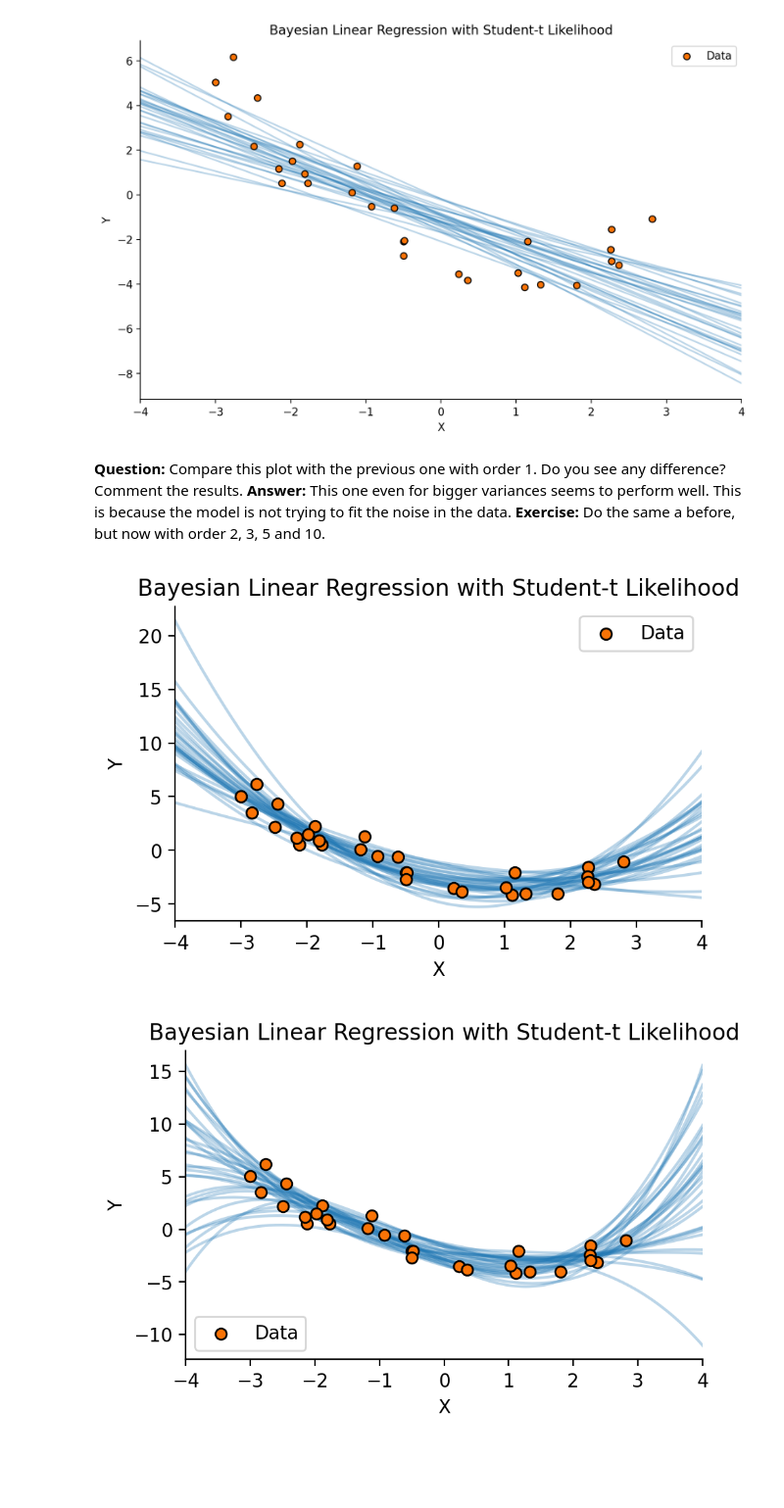
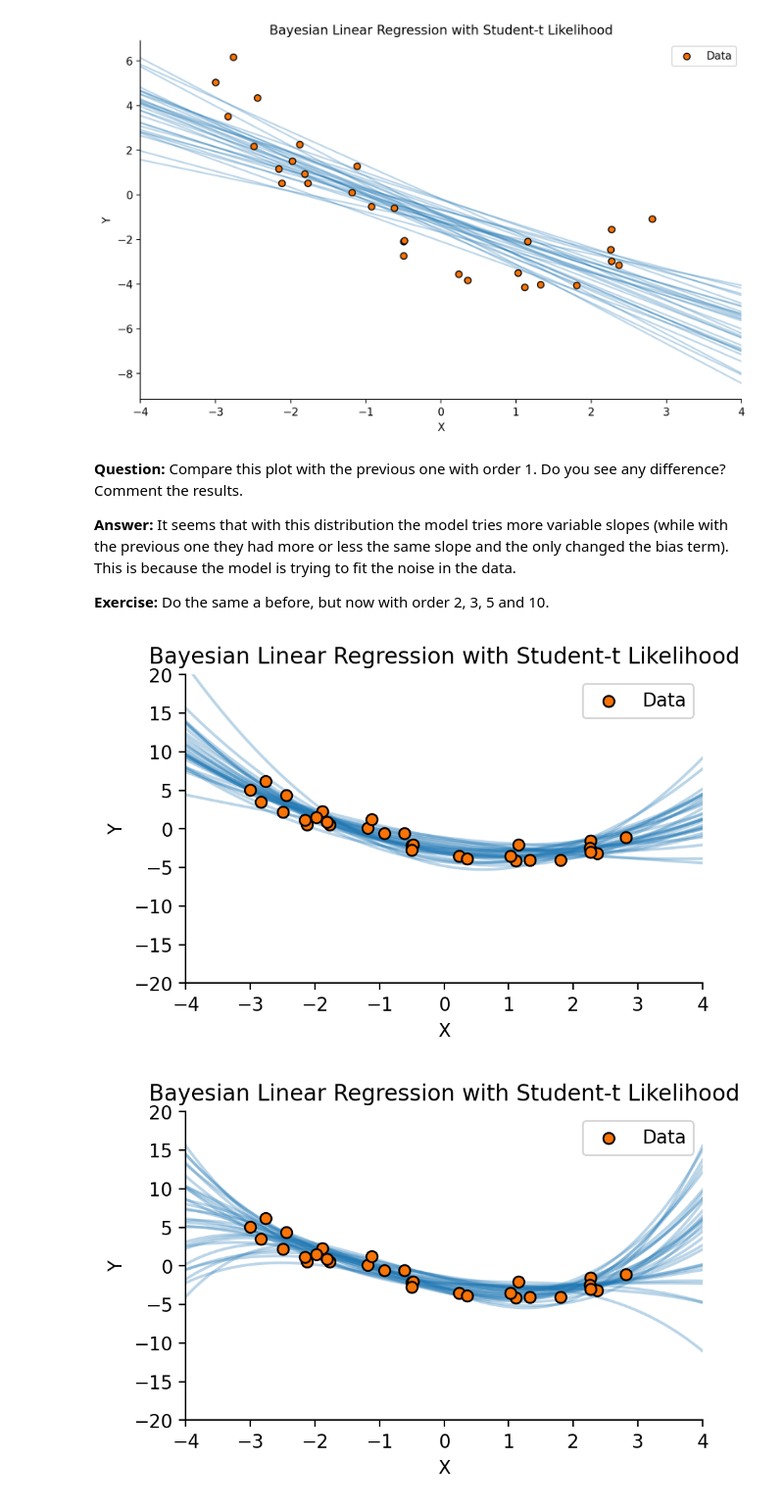
Before and after one commit to Michele2301/asi-labs, a Jupyter notebook: lab_week1-public/Bayesian_Linear_Regression.ipynb, the cells around one changed output. Shown at 98% size. Saved outputs shown, nothing was run; the diff lists cells and outputs as text; code cells hidden in the pictures; blank space fills up the shorter version.

```diff
--- a/lab_week1-public/Bayesian_Linear_Regression.ipynb
+++ b/lab_week1-public/Bayesian_Linear_Regression.ipynb
@@ -713,37 +713,43 @@ plt.show()
 [figure]
 # %% [markdown]
 **Question:** Compare this plot with the previous one with order 1. Do you see any difference? Comment the results.
-**Answer:** This one even for bigger variances seems to perform well. This is because the model is not trying to fit the noise in the data.
+
+**Answer:** It seems that with this distribution the model tries more variable slopes (while with the previous one they had more or less the same slope and the only changed the bias term). This is because the model is trying to fit the noise in the data.
+
+
 **Exercise:** Do the same a before, but now with order 2, 3, 5 and 10.
 # %%
 np.random.seed(1)
 ranks=[2,3,5,10]
 x, y = make_regression(30, sn2=sn2)
 xt = np.linspace(-4, 4, 150)
 
 for rank in ranks:
     # Bayesian Linear Regression
     X=build_features(x, rank)
     Xt=build_features(xt, rank)
     mu0 = np.zeros(X.shape[1])
     Sigma0 = np.eye(X.shape[1])
     a0 = 0
     b0 = 0
 
     Sigma, mu, a, b = compute_posterior(X, y, mu0, Sigma0, a0, b0)
 
     # Generate samples from predictive distribution
     N_samples = 30
     samples = sample(Xt, mu, Sigma,2*a, a, b, N_samples)
 
     plt.figure(figsize=(5, 3))
     plt.scatter(x, y, edgecolor="black", linewidth=1, facecolor="xkcd:orange", zorder=10, label="Data")
     plt.plot(xt, samples.T, color='tab:blue', alpha=0.3)
     plt.title('Bayesian Linear Regression with Student-t Likelihood')
+    # set the range of the X axis
+    plt.xlim(-4, 4)
+    plt.ylim(-20, 20)
     plt.xlabel('X')
     plt.ylabel('Y')
     plt.legend()
     plt.show()
 # %% [output]
-[figure, old version]
+[figure, new version]
-[figure, old version]
+[figure, new version]
```
Also changed, not shown: parts of 3 cells of this notebook, 3 other files.
